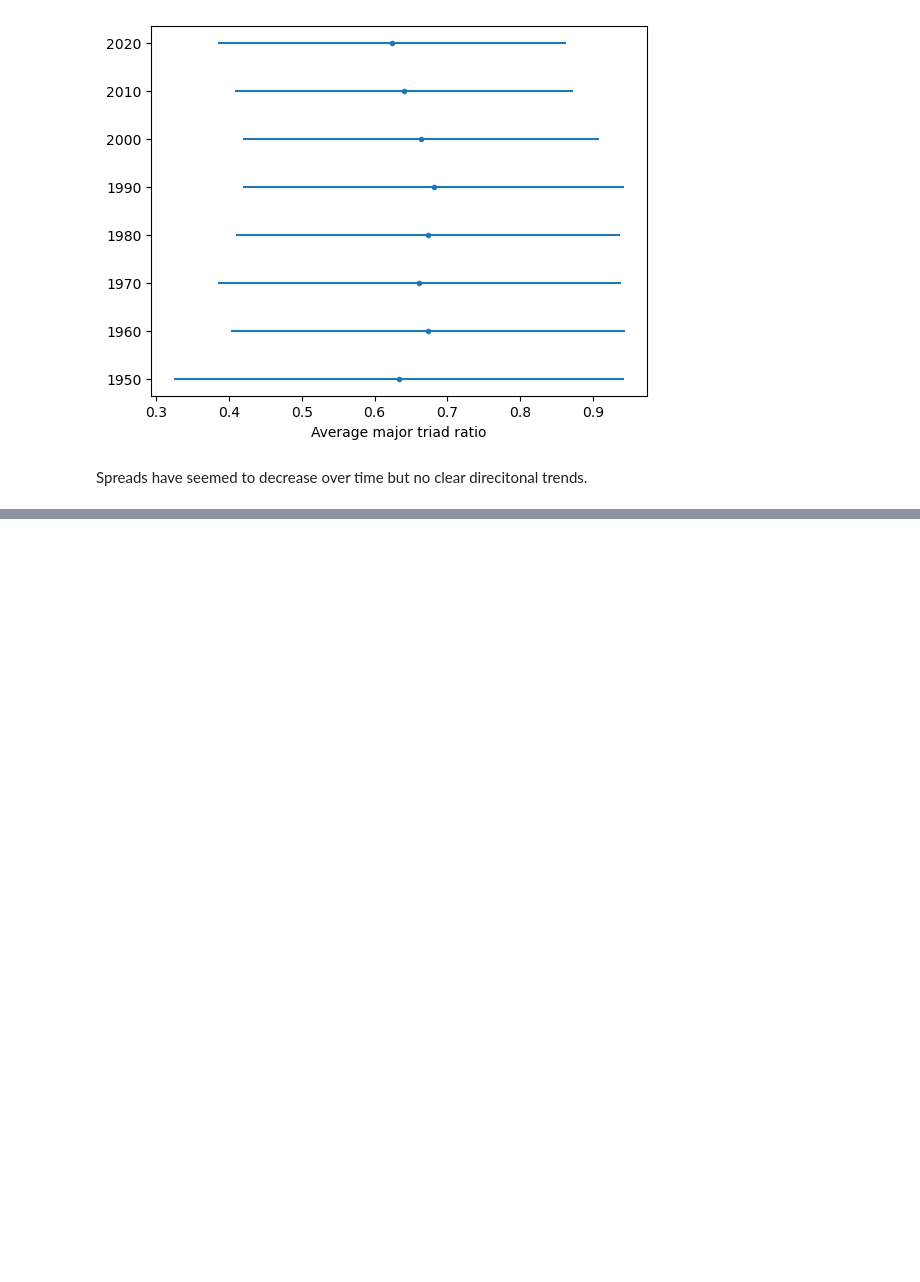
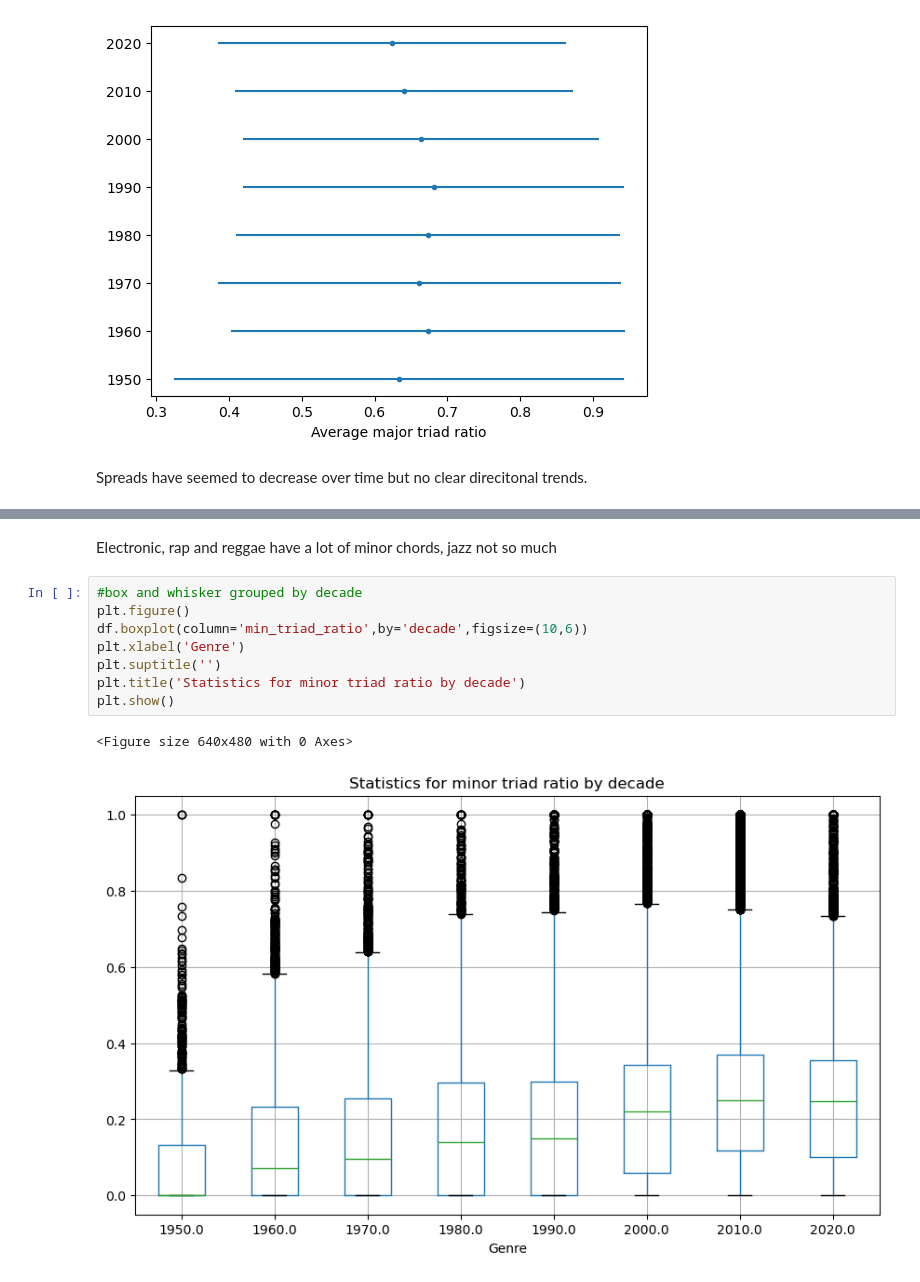
Before and after one commit to Erdos-Projects/fall-2025-harmonic-features-for-song-recommendations, a Jupyter notebook: chord_matrix_conversion/eda.ipynb, the cells around one changed output, grey strips where cells are left out. Drawn from its saved outputs; the diff is of its cells as text; blank space fills up the shorter version.

```diff
--- a/chord_matrix_conversion/eda.ipynb
+++ b/chord_matrix_conversion/eda.ipynb
@@ -579,0 +656,13 @@ Spreads have seemed to decrease over time but no clear direcitonal trends.
+# %% [markdown]
+Electronic, rap and reggae have a lot of minor chords, jazz not so much
+# %%
+#box and whisker grouped by decade
+plt.figure()
+df.boxplot(column='min_triad_ratio',by='decade',figsize=(10,6))
+plt.xlabel('Genre')
+plt.suptitle('')
+plt.title('Statistics for minor triad ratio by decade')
+plt.show()
+# %% [output]
+<Figure size 640x480 with 0 Axes>
+[figure, added]
```
Also changed, not shown: parts of 62 cells of this notebook, 1 other file.
